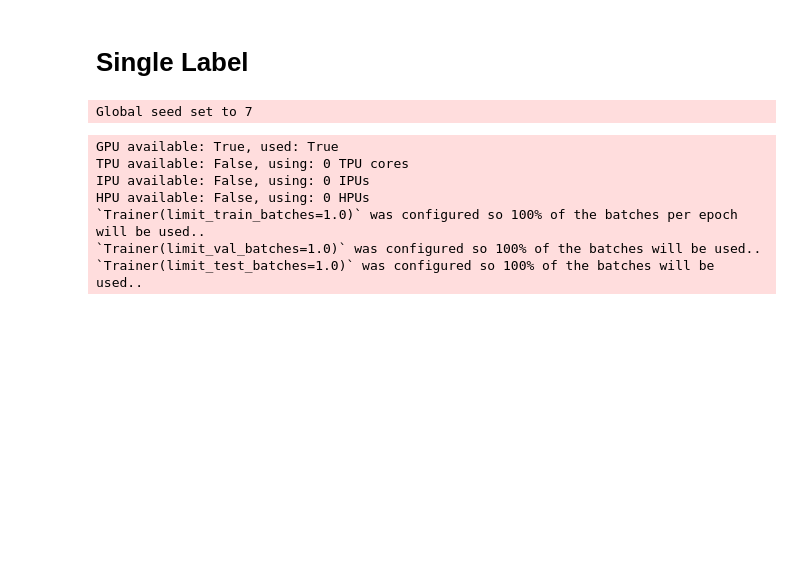
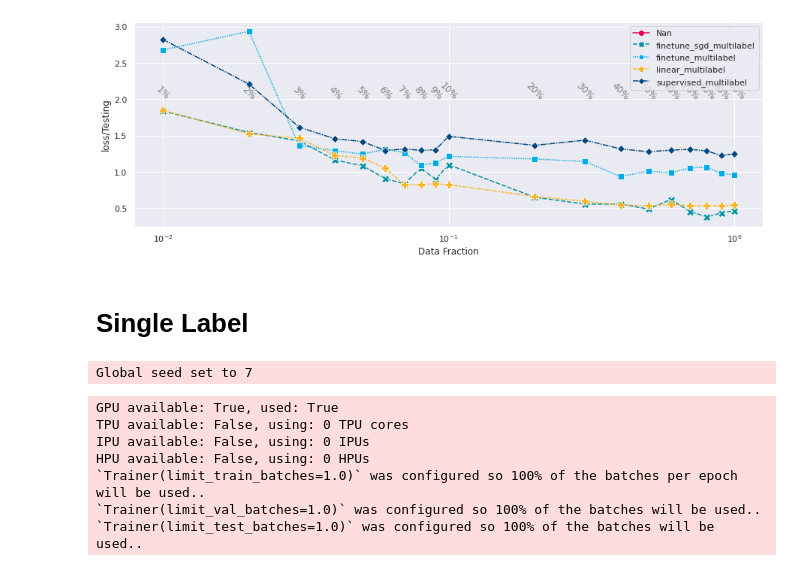
Before and after one commit to m-dml/plankton-classifier, a Jupyter notebook: notebooks/Run_on_test_data_multilabel.ipynb, the cells around one changed output. Cells and saved outputs as stored; diff of their text form; code cells hidden in the pictures; blank space fills up the shorter version.

```diff
--- a/notebooks/Run_on_test_data_multilabel.ipynb
+++ b/notebooks/Run_on_test_data_multilabel.ipynb
@@ -220,13 +345,17 @@ plt.savefig("ECE_Testing_Multilabel.png", dpi=300)
 # %%
 fig, ax = plt.subplots(figsize=(15,5))
 sns.lineplot(x="Data Fraction", y="loss/Testing", hue="Model", style="Model", data=multi_label_df, ax=ax, palette=hereon_color_array,  markers=True, markersize=10,)
 
 for item in data_splits_per_experiment:
     ax.text(item,2,f'{item * 100:.0f}%',color="grey", horizontalalignment="center", rotation=-45)
 
+handles, labels = ax.get_legend_handles_labels()
+ax.legend(handles[1:], labels[1:])
 ax.set_xscale("log")
 ax.legend(loc="best")
 plt.savefig("KLDiv_Testing_Multilabel.png", dpi=300)
+# %% [output]
+[figure, added]
 # %% [markdown]
 # Single Label
 # %%
```
Also changed, not shown: parts of 28 cells of this notebook, 12 other files.
